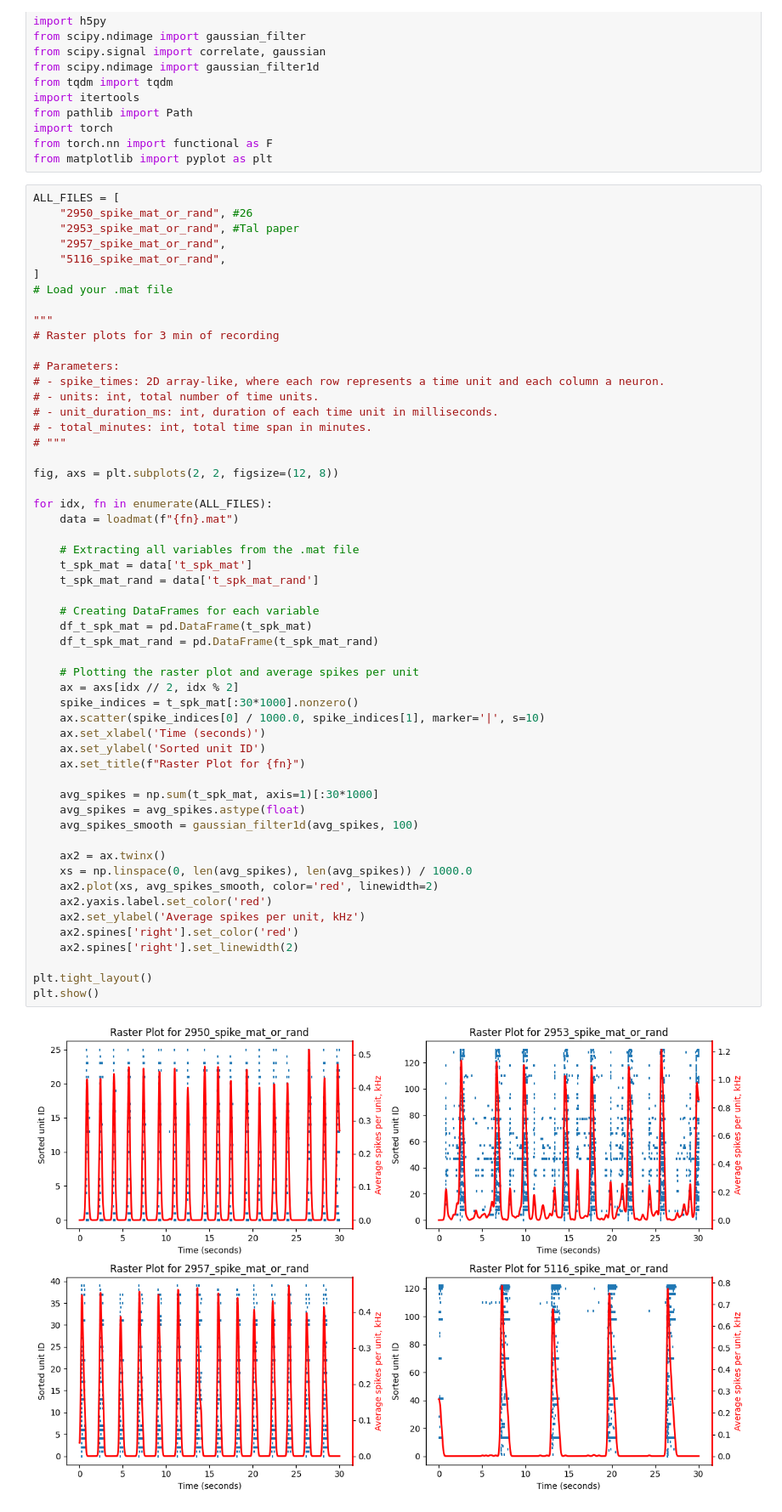
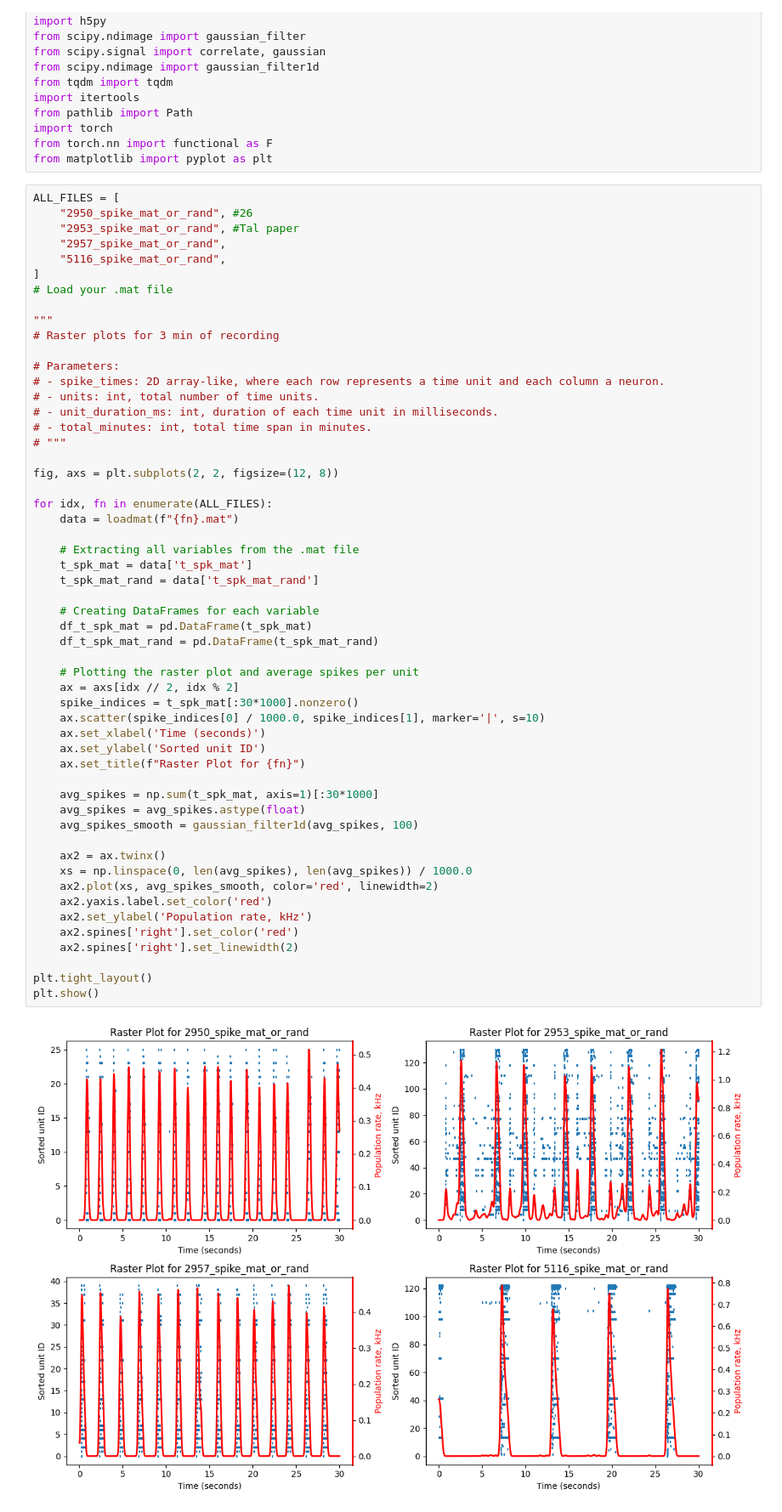
Before and after one commit to kotokote/HigherOrderCorrelations, a Jupyter notebook: codeForPaper/start.ipynb, the cells around one changed output. Shown: that part at 85% size. Saved outputs shown, nothing was run; the diff lists cells and outputs as text.

```diff
--- a/codeForPaper/start.ipynb
+++ b/codeForPaper/start.ipynb
@@ -42,32 +42,32 @@ for idx, fn in enumerate(ALL_FILES):
     # Extracting all variables from the .mat file
     t_spk_mat = data['t_spk_mat']
     t_spk_mat_rand = data['t_spk_mat_rand']
 
     # Creating DataFrames for each variable
     df_t_spk_mat = pd.DataFrame(t_spk_mat)
     df_t_spk_mat_rand = pd.DataFrame(t_spk_mat_rand)
 
     # Plotting the raster plot and average spikes per unit
     ax = axs[idx // 2, idx % 2]
     spike_indices = t_spk_mat[:30*1000].nonzero()
     ax.scatter(spike_indices[0] / 1000.0, spike_indices[1], marker='|', s=10)
     ax.set_xlabel('Time (seconds)')
     ax.set_ylabel('Sorted unit ID')
     ax.set_title(f"Raster Plot for {fn}")
 
     avg_spikes = np.sum(t_spk_mat, axis=1)[:30*1000]
     avg_spikes = avg_spikes.astype(float)
     avg_spikes_smooth = gaussian_filter1d(avg_spikes, 100)
 
     ax2 = ax.twinx()
     xs = np.linspace(0, len(avg_spikes), len(avg_spikes)) / 1000.0
     ax2.plot(xs, avg_spikes_smooth, color='red', linewidth=2)
     ax2.yaxis.label.set_color('red')
-    ax2.set_ylabel('Average spikes per unit, kHz')
+    ax2.set_ylabel('Population rate, kHz')
     ax2.spines['right'].set_color('red')
     ax2.spines['right'].set_linewidth(2)
 
 plt.tight_layout()
 plt.show()
 # %% [output]
-[figure, old version]
+[figure, new version]
```
Also changed, not shown: parts of 6 cells of this notebook.
